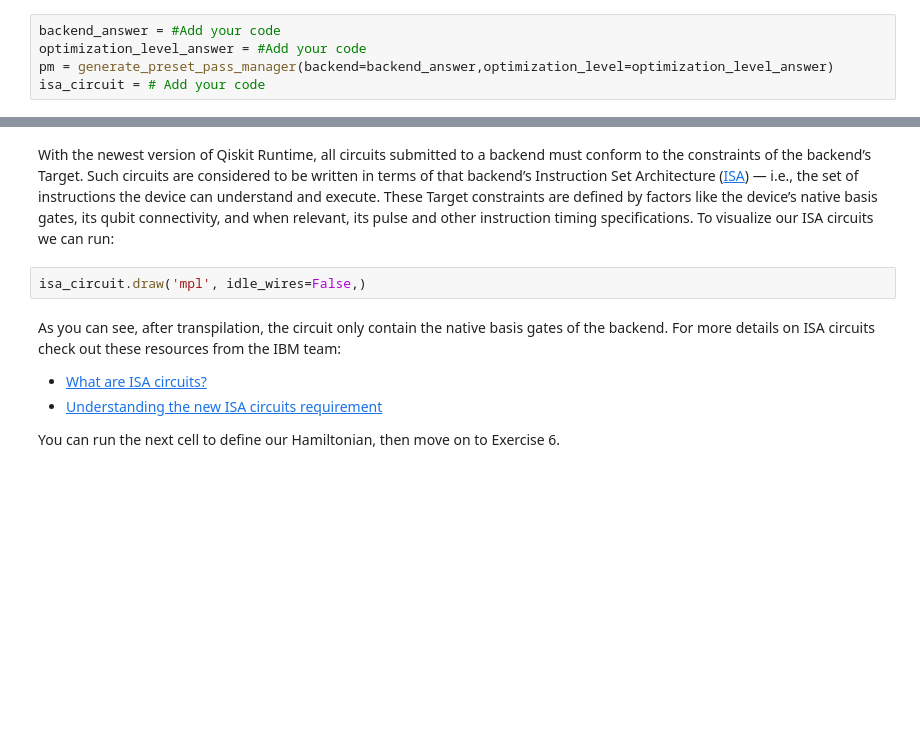
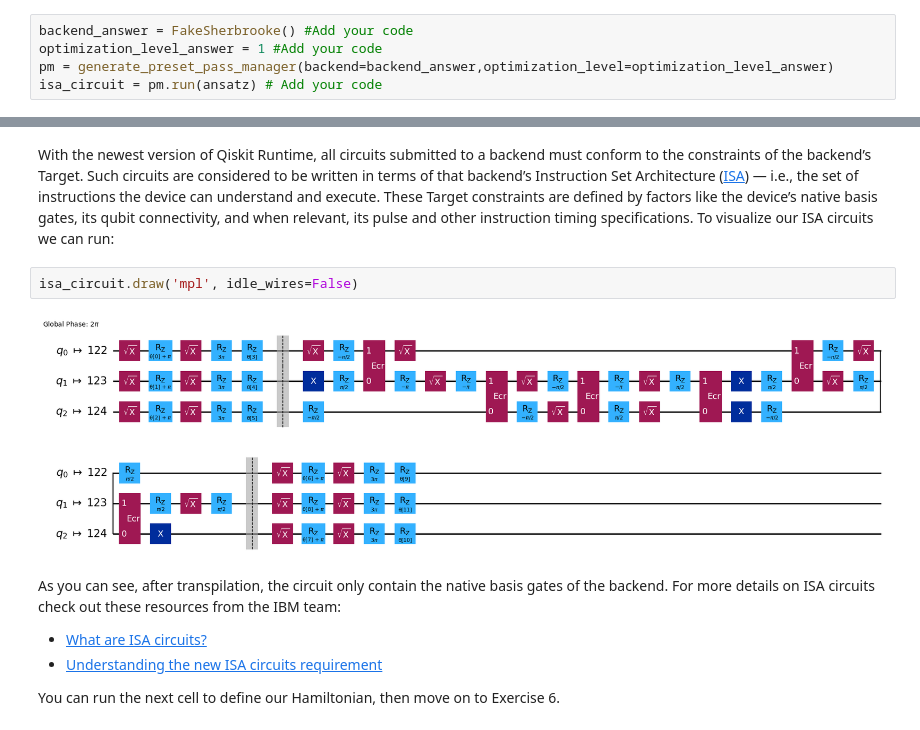
Before and after one commit to MainakNandi/ibm-quantum-challenge-2024, a Jupyter notebook: content/lab_1/lab-1.ipynb, the cells around one changed output, grey strips where cells are left out. Drawn from its saved outputs; the diff is of its cells as text; blank space fills up the shorter version.

```diff
--- a/content/lab_1/lab-1.ipynb
+++ b/content/lab_1/lab-1.ipynb
@@ -305,10 +359,10 @@ Preset pass managers are the default pass managers used by the `transpile()` fun
 
 </div>
 # %%
-backend_answer = #Add your code
-optimization_level_answer = #Add your code
+backend_answer = FakeSherbrooke() #Add your code
+optimization_level_answer = 1 #Add your code
 pm = generate_preset_pass_manager(backend=backend_answer,optimization_level=optimization_level_answer)
-isa_circuit = # Add your code
+isa_circuit = pm.run(ansatz) # Add your code
 # %% [markdown]
 <div class="alert alert-block alert-info">
 
@@ -326,7 +383,9 @@ grade_lab1_ex5(isa_circuit) # Expected result type: QuantumCircuit
 With the newest version of Qiskit Runtime, all circuits submitted to a backend must conform to the constraints of the backend’s Target. Such circuits are considered to be written in terms of that backend’s Instruction Set Architecture ([ISA](https://www.ibm.com/quantum/blog/isa-circuits?social_post=sf187802680&sf187802680=1)) — i.e., the set of instructions the device can understand and execute. These Target constraints are defined by factors like the device’s native basis gates, its qubit connectivity, and when relevant, its pulse and other instruction timing specifications.
 To visualize our ISA circuits we can run:
 # %%
-isa_circuit.draw('mpl', idle_wires=False,)
+isa_circuit.draw('mpl', idle_wires=False)
+# %% [output]
+[figure, added]
 # %% [markdown]
 As you can see, after transpilation, the circuit only contain the native basis gates of the backend. For more details on ISA circuits check out these resources from the IBM team:
 
```
Also changed, not shown: parts of 22 cells of this notebook, 1 other file.
